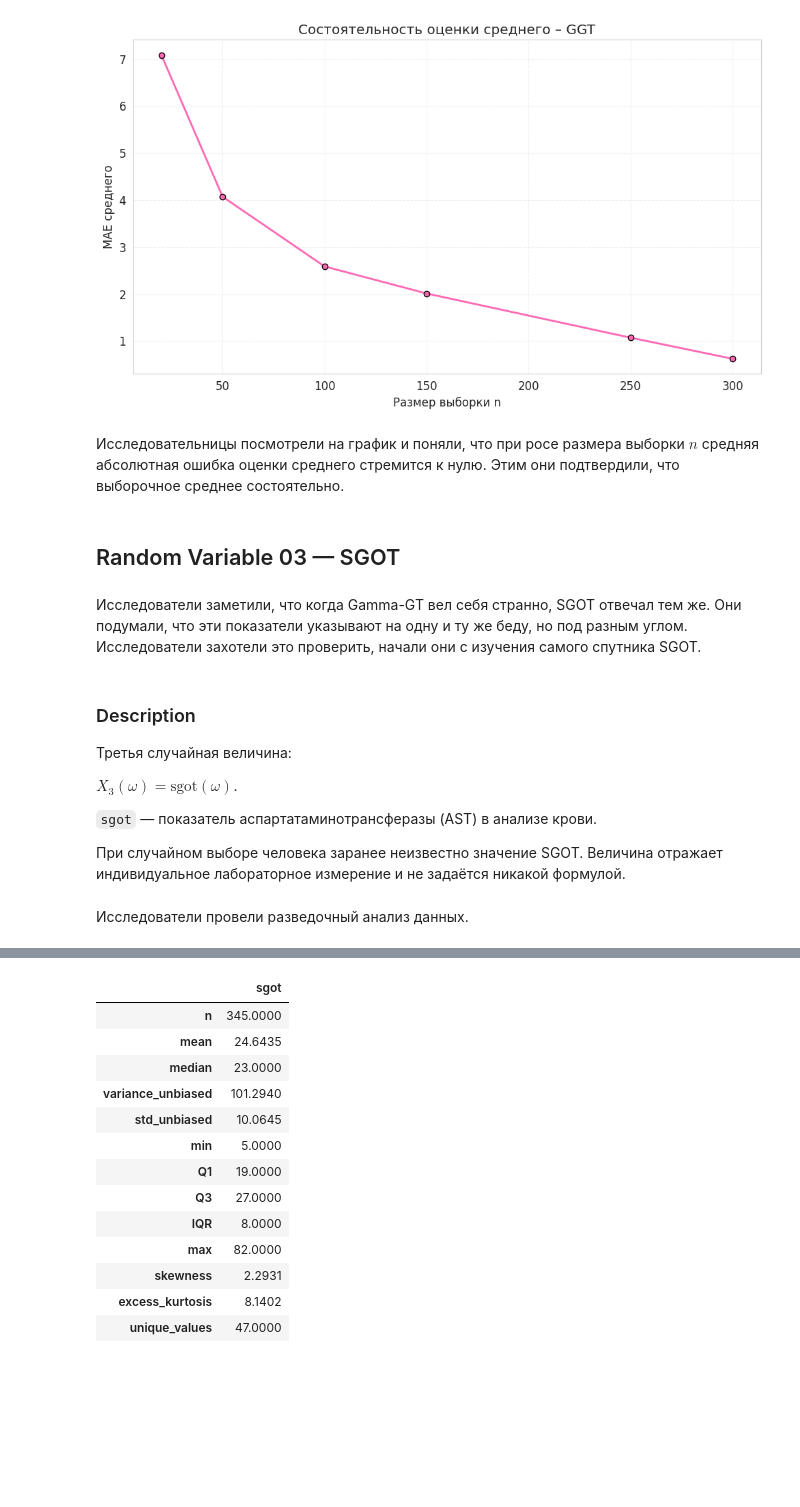
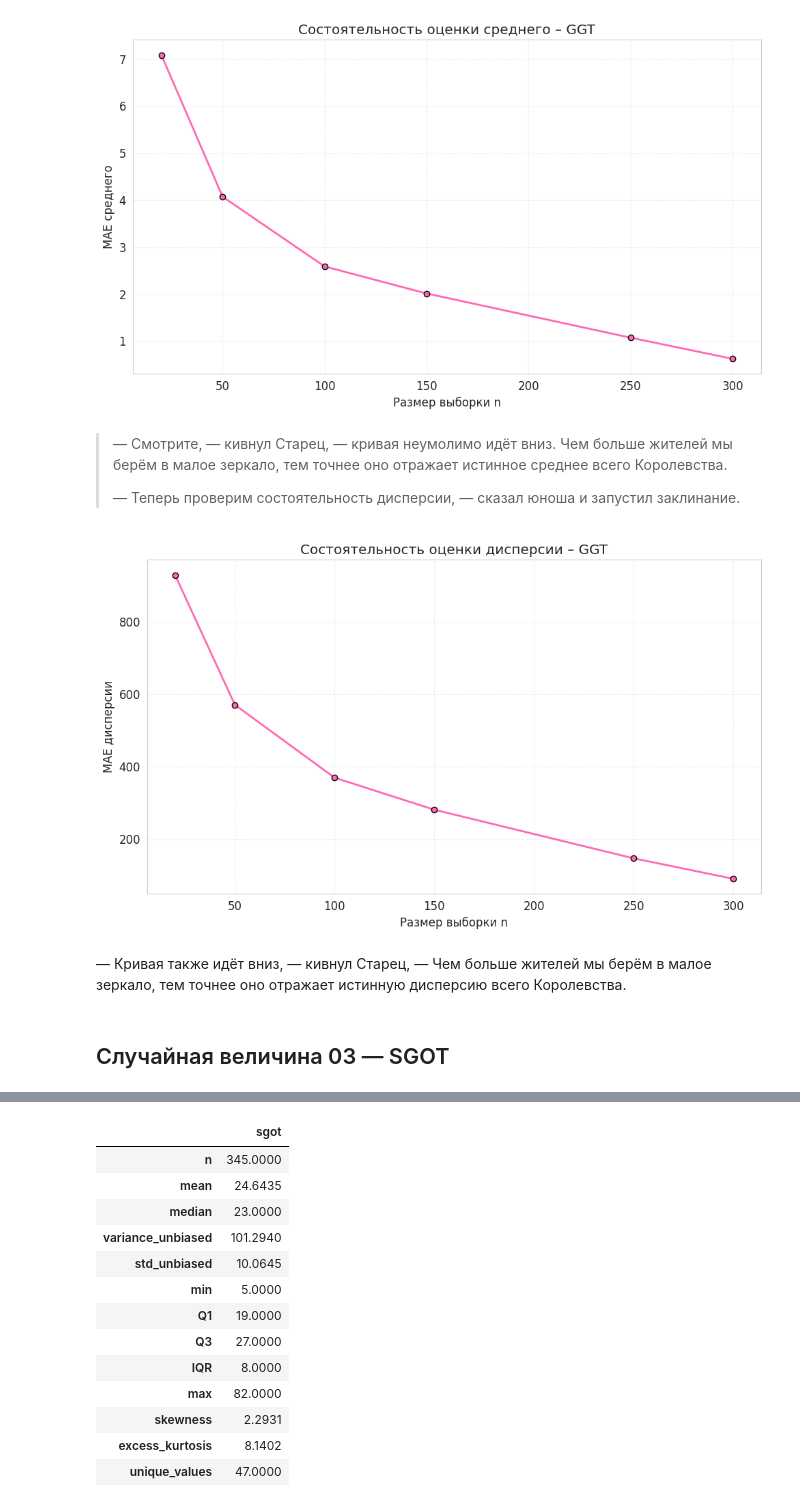
Before and after one commit to itgery/statistics_lab, a Jupyter notebook: Fairytail.ipynb, the cells around one changed output, grey strips where cells are left out. Drawn from its saved outputs; the diff is of its cells as text; code cells hidden in the pictures; blank space fills up the shorter version.

```diff
--- a/Fairytail.ipynb
+++ b/Fairytail.ipynb
@@ -1187,29 +5,0 @@ H1: ρs ≠ 0
-# %%
-gammagt = df["gammagt"].astype(float)
-sgot = df["sgot"].astype(float)
-
-pairs = [
-    ("drinks ↔ gammagt", drinks, gammagt),
-    ("drinks ↔ sgot", drinks, sgot),
-    ("gammagt ↔ sgot", gammagt, sgot),
-]
-
-rows = []
-for name, a, b in pairs:
-    pear = stats.pearsonr(a, b)
-    spear = stats.spearmanr(a, b)
-    rows.append([
-        name,
-        pear.statistic, pear.pvalue,
-        spear.statistic, spear.pvalue,
-    ])
-
-dependence_table = pd.DataFrame(
-    rows,
-    columns=[
-        "pair",
-        "Pearson_r", "Pearson_p",
-        "Spearman_rho", "Spearman_p",
-    ]
-)
-display(dependence_table)
@@ -1595,0 +1088,4 @@ plt.show()
+# %%
+# @title
+gammagt = df["gammagt"]
+display(describe_rv(gammagt).to_frame("gammagt"))
@@ -1888,25 +1736,27 @@ plt.tight_layout()
 plt.show()
 # %% [output]
 [figure]
-# %% [markdown]
-Исследовательницы посмотрели на график и поняли, что при росе размера выборки $n$ средняя абсолютная ошибка оценки среднего стремится к нулю. Этим они подтвердили, что выборочное среднее состоятельно.
+# %% [markdown]
+> — Смотрите, — кивнул Старец, — кривая неумолимо идёт вниз. Чем больше жителей мы берём в малое зеркало, тем точнее оно отражает истинное среднее всего Королевства.
+>
+> — Теперь проверим состоятельность дисперсии, —  сказал юноша и запустил заклинание.
+# %%
+# @title
+plt.figure(figsize=(10, 6))
+plt.plot(cons_g["n"], cons_g["MAE_variance"],
+         color='hotpink', marker='o', linewidth=2, markersize=6, markeredgecolor='black')
+plt.xlabel("Размер выборки n")
+plt.ylabel("MAE дисперсии")
+plt.title("Состоятельность оценки дисперсии – GGT")
+plt.grid(alpha=0.3, linestyle='--')
+plt.tight_layout()
+plt.show()
+# %% [output]
+[figure, added]
+# %% [markdown]
+— Кривая также идёт вниз, — кивнул Старец, — Чем больше жителей мы берём в малое зеркало, тем точнее оно отражает истинную дисперсию всего Королевства.
 # %% [markdown]
 <a id="rv03"></a>
 
 
-## Random Variable 03 — SGOT
+## Случайная величина 03 — SGOT
-# %% [markdown]
-Исследователи заметили, что когда Gamma-GT вел себя странно, SGOT отвечал тем же. Они подумали, что эти показатели указывают на одну и ту же беду, но под разным углом. Исследователи захотели это проверить, начали они с изучения самого спутника SGOT.
-# %% [markdown]
-### Description
-
-Третья случайная величина:
-
-$X_3(\omega)=\mathrm{sgot}(\omega)$.
-
-`sgot` — показатель аспартатаминотрансферазы (AST) в анализе крови.
-
-
-При случайном выборе человека заранее неизвестно значение SGOT. Величина отражает индивидуальное лабораторное измерение и не задаётся никакой формулой.
-# %% [markdown]
-Исследователи провели разведочный анализ данных.
```
Also changed, not shown: parts of 280 cells of this notebook.
